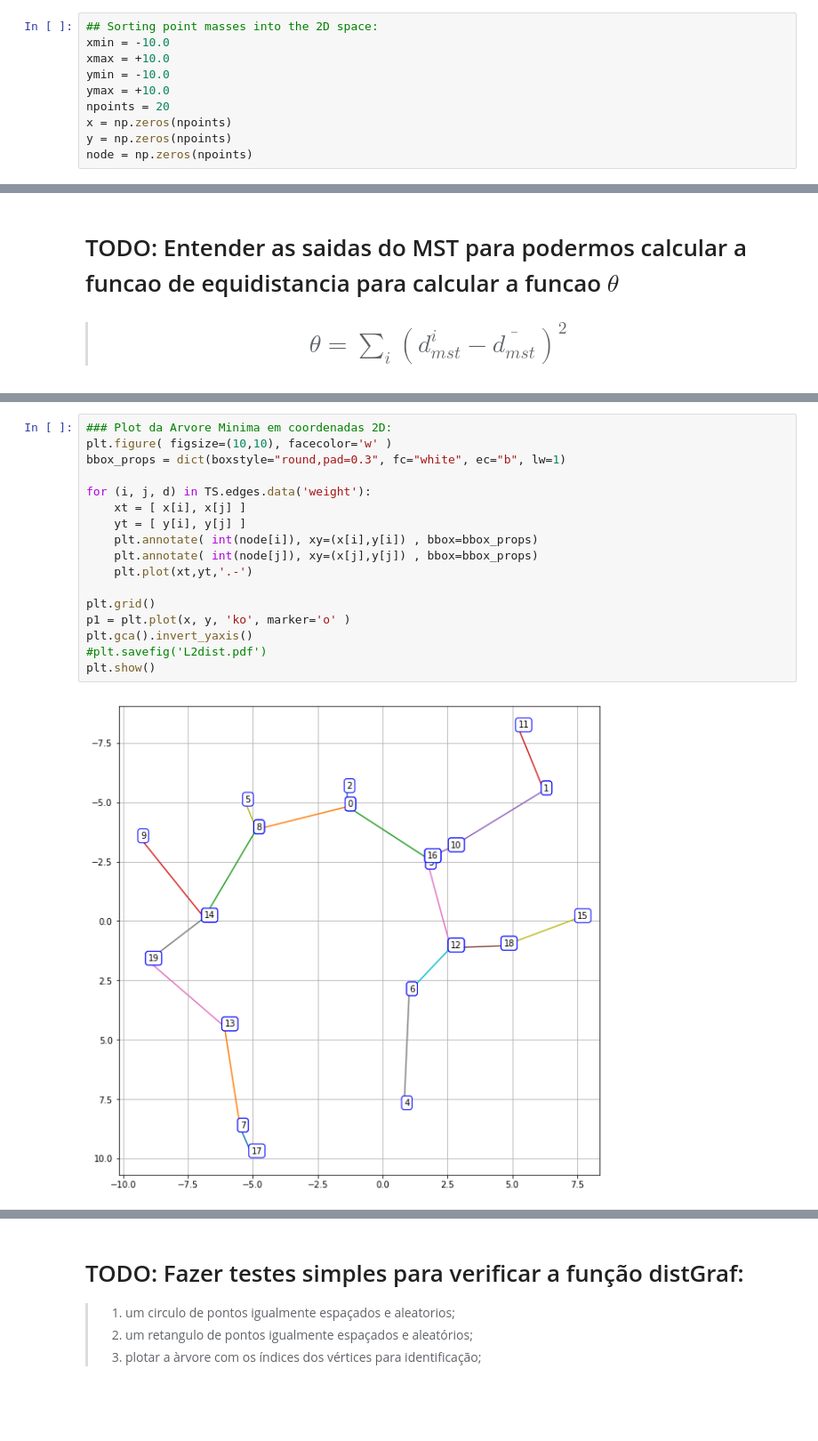
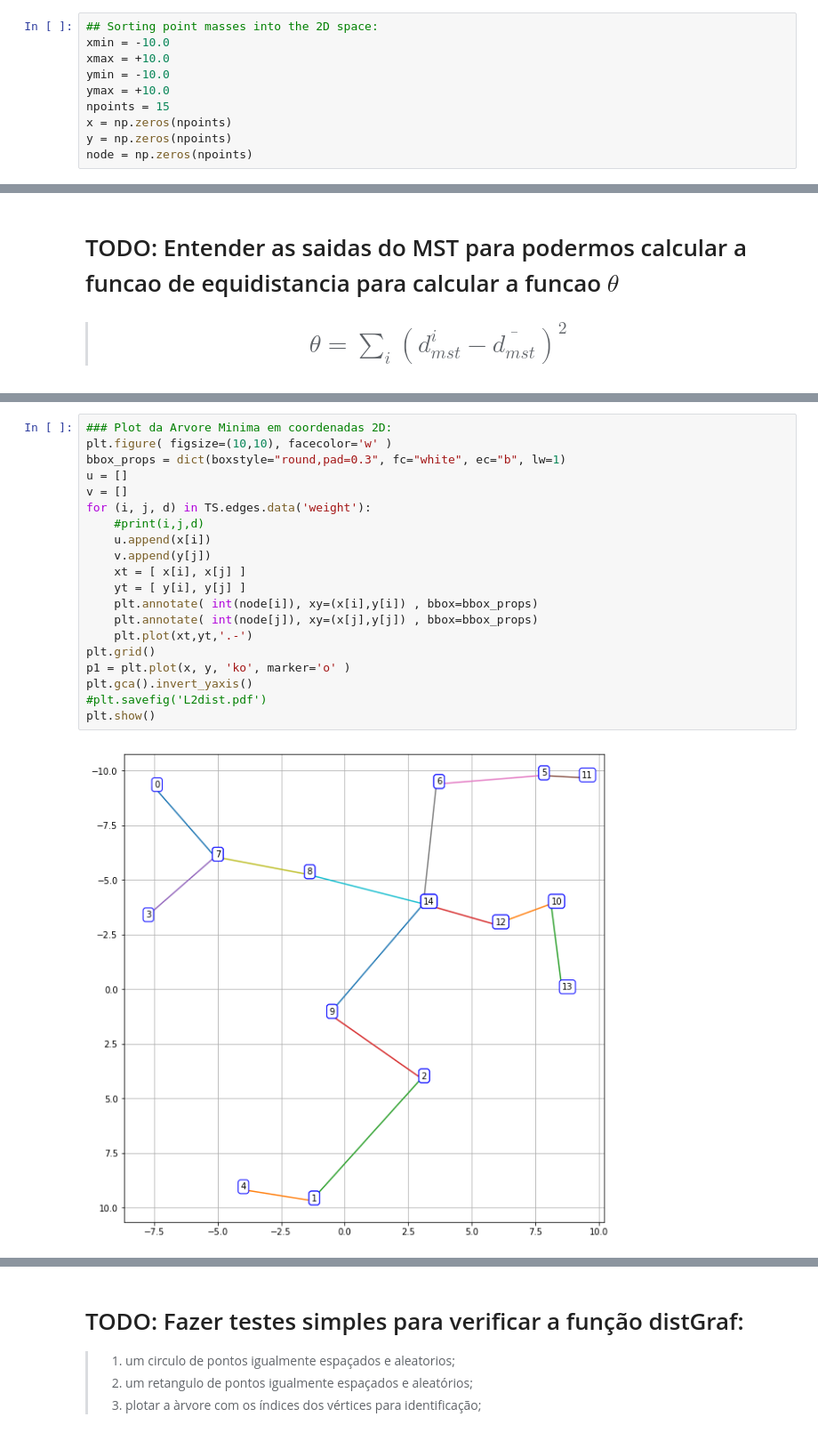
Before and after one commit to EdsonAlonso/EstagioCurricular, a Jupyter notebook: Test_graph.ipynb, the cells around one changed output, grey strips where cells are left out. Shown: that part at 89% size. Drawn from its saved outputs; the diff is of its cells as text; blank space fills up the shorter version.

```diff
--- a/Test_graph.ipynb
+++ b/Test_graph.ipynb
@@ -16,7 +16,7 @@ xmin = -10.0
 xmax = +10.0
 ymin = -10.0
 ymax = +10.0
-npoints = 20
+npoints = 15
 x = np.zeros(npoints)
 y = np.zeros(npoints)
 node = np.zeros(npoints)
@@ -94,19 +88,22 @@ print(phi, dmst)
 # %%
 ### Plot da Arvore Minima em coordenadas 2D:
 plt.figure( figsize=(10,10), facecolor='w' )
 bbox_props = dict(boxstyle="round,pad=0.3", fc="white", ec="b", lw=1)
-
+u = []
+v = []
 for (i, j, d) in TS.edges.data('weight'):
+    #print(i,j,d)
+    u.append(x[i])
+    v.append(y[j])
     xt = [ x[i], x[j] ]
     yt = [ y[i], y[j] ]
     plt.annotate( int(node[i]), xy=(x[i],y[i]) , bbox=bbox_props)
     plt.annotate( int(node[j]), xy=(x[j],y[j]) , bbox=bbox_props)
     plt.plot(xt,yt,'.-')
-
 plt.grid()
 p1 = plt.plot(x, y, 'ko', marker='o' )
 plt.gca().invert_yaxis()
 #plt.savefig('L2dist.pdf')
 plt.show()
 # %% [output]
-[figure, old version]
+[figure, new version]
```
Also changed, not shown: parts of 19 cells of this notebook.
